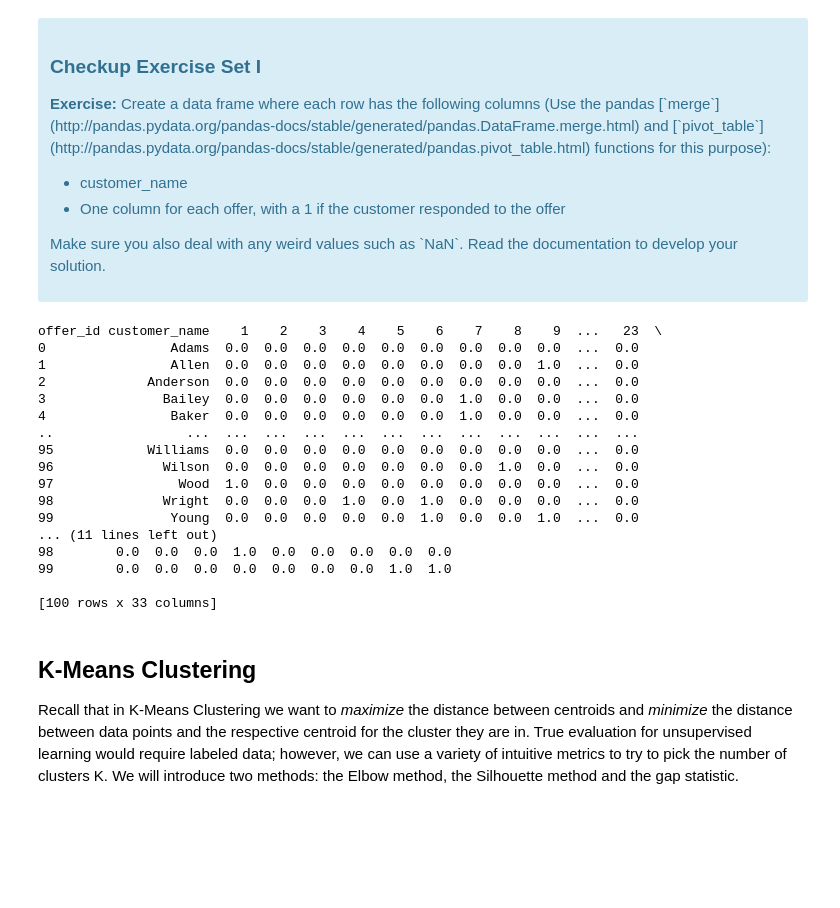
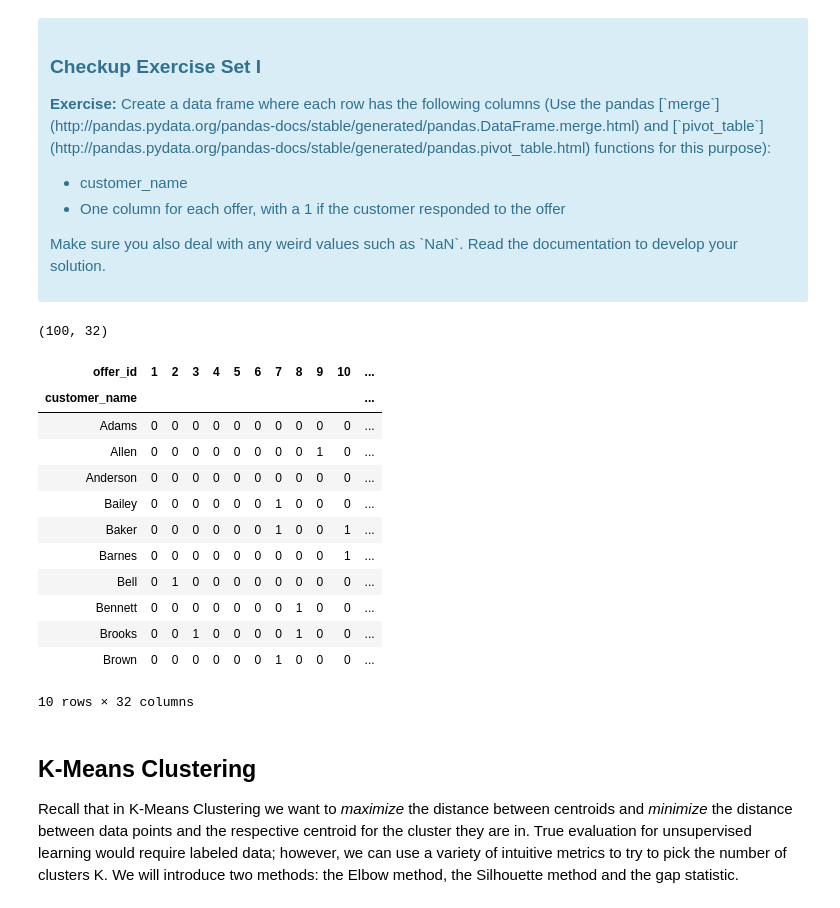
Before and after one commit to tdayanan/Springboard, a Jupyter notebook: Mini_Project_Clustering.ipynb, the cells around one changed output. Drawn from its saved outputs; the diff is of its cells as text; code cells hidden in the pictures; blank space fills up the shorter version.

```diff
--- a/Mini_Project_Clustering.ipynb
+++ b/Mini_Project_Clustering.ipynb
@@ -74,38 +74,47 @@ The first thing we need is a way to compare customers. To do this, we're going t
 </ul>
 <p>Make sure you also deal with any weird values such as `NaN`. Read the documentation to develop your solution.</p>
 </div>
-# %%
-df_transactions.dropna(inplace = True)
-
-df=df_transactions.merge(df_offers)
-
-matrix = df.pivot_table(index=['customer_name'], columns=['offer_id'], values='n')
-
-matrix = matrix.fillna(0).reset_index()
-
-# save a list of the 0/1 columns.
-
-x_cols = matrix.columns[1:]
-
-print(matrix)
-# %% [output]
-offer_id customer_name    1    2    3    4    5    6    7    8    9  ...   23  \
-0                Adams  0.0  0.0  0.0  0.0  0.0  0.0  0.0  0.0  0.0  ...  0.0
-1                Allen  0.0  0.0  0.0  0.0  0.0  0.0  0.0  0.0  1.0  ...  0.0
-2             Anderson  0.0  0.0  0.0  0.0  0.0  0.0  0.0  0.0  0.0  ...  0.0
-3               Bailey  0.0  0.0  0.0  0.0  0.0  0.0  1.0  0.0  0.0  ...  0.0
-4                Baker  0.0  0.0  0.0  0.0  0.0  0.0  1.0  0.0  0.0  ...  0.0
-..                 ...  ...  ...  ...  ...  ...  ...  ...  ...  ...  ...  ...
-95            Williams  0.0  0.0  0.0  0.0  0.0  0.0  0.0  0.0  0.0  ...  0.0
-96              Wilson  0.0  0.0  0.0  0.0  0.0  0.0  0.0  1.0  0.0  ...  0.0
-97                Wood  1.0  0.0  0.0  0.0  0.0  0.0  0.0  0.0  0.0  ...  0.0
-98              Wright  0.0  0.0  0.0  1.0  0.0  1.0  0.0  0.0  0.0  ...  0.0
-99               Young  0.0  0.0  0.0  0.0  0.0  1.0  0.0  0.0  1.0  ...  0.0
-... (11 lines left out)
-98        0.0  0.0  0.0  1.0  0.0  0.0  0.0  0.0  0.0
-99        0.0  0.0  0.0  0.0  0.0  0.0  0.0  1.0  1.0
-
-[100 rows x 33 columns]
+# %%
+
+# merge the two dfs into one df by col: 'offer_id'
+
+df_c = df_offers.merge(df_transactions, on='offer_id', how='outer')
+df_c.head(10)
+
+# pivot the table so that:
+# ---each row is a customer_name
+# ---each column is an offer
+# ---each cell is a 0/1 for a response
+
+df_c_p = pd.pivot_table(df_c,
+                        values='n',
+                        index='customer_name',
+                        columns=['offer_id'],
+                        aggfunc='count')
+
+# replace NaN with 0
+df_c_p = df_c_p.fillna(0)
+
+# convert all column types from float to int
+df_c_p = df_c_p.astype(int)
+
+print(df_c_p.shape)
+df_c_p.head(10)
+# %% [output]
+(100, 32)
+| offer_id | 1 | 2 | 3 | 4 | 5 | 6 | 7 | 8 | 9 | 10 | ... |
+| customer_name |  |  |  |  |  |  |  |  |  |  | ... |
+| Adams | 0 | 0 | 0 | 0 | 0 | 0 | 0 | 0 | 0 | 0 | ... |
+| Allen | 0 | 0 | 0 | 0 | 0 | 0 | 0 | 0 | 1 | 0 | ... |
+| Anderson | 0 | 0 | 0 | 0 | 0 | 0 | 0 | 0 | 0 | 0 | ... |
+| Bailey | 0 | 0 | 0 | 0 | 0 | 0 | 1 | 0 | 0 | 0 | ... |
+| Baker | 0 | 0 | 0 | 0 | 0 | 0 | 1 | 0 | 0 | 1 | ... |
+| Barnes | 0 | 0 | 0 | 0 | 0 | 0 | 0 | 0 | 0 | 1 | ... |
+| Bell | 0 | 1 | 0 | 0 | 0 | 0 | 0 | 0 | 0 | 0 | ... |
+| Bennett | 0 | 0 | 0 | 0 | 0 | 0 | 0 | 1 | 0 | 0 | ... |
+| Brooks | 0 | 0 | 1 | 0 | 0 | 0 | 0 | 1 | 0 | 0 | ... |
+| Brown | 0 | 0 | 0 | 0 | 0 | 0 | 1 | 0 | 0 | 0 | ... |
+10 rows × 32 columns
 # %% [markdown]
 ## K-Means Clustering
 
```
Also changed, not shown: parts of 9 cells of this notebook.
